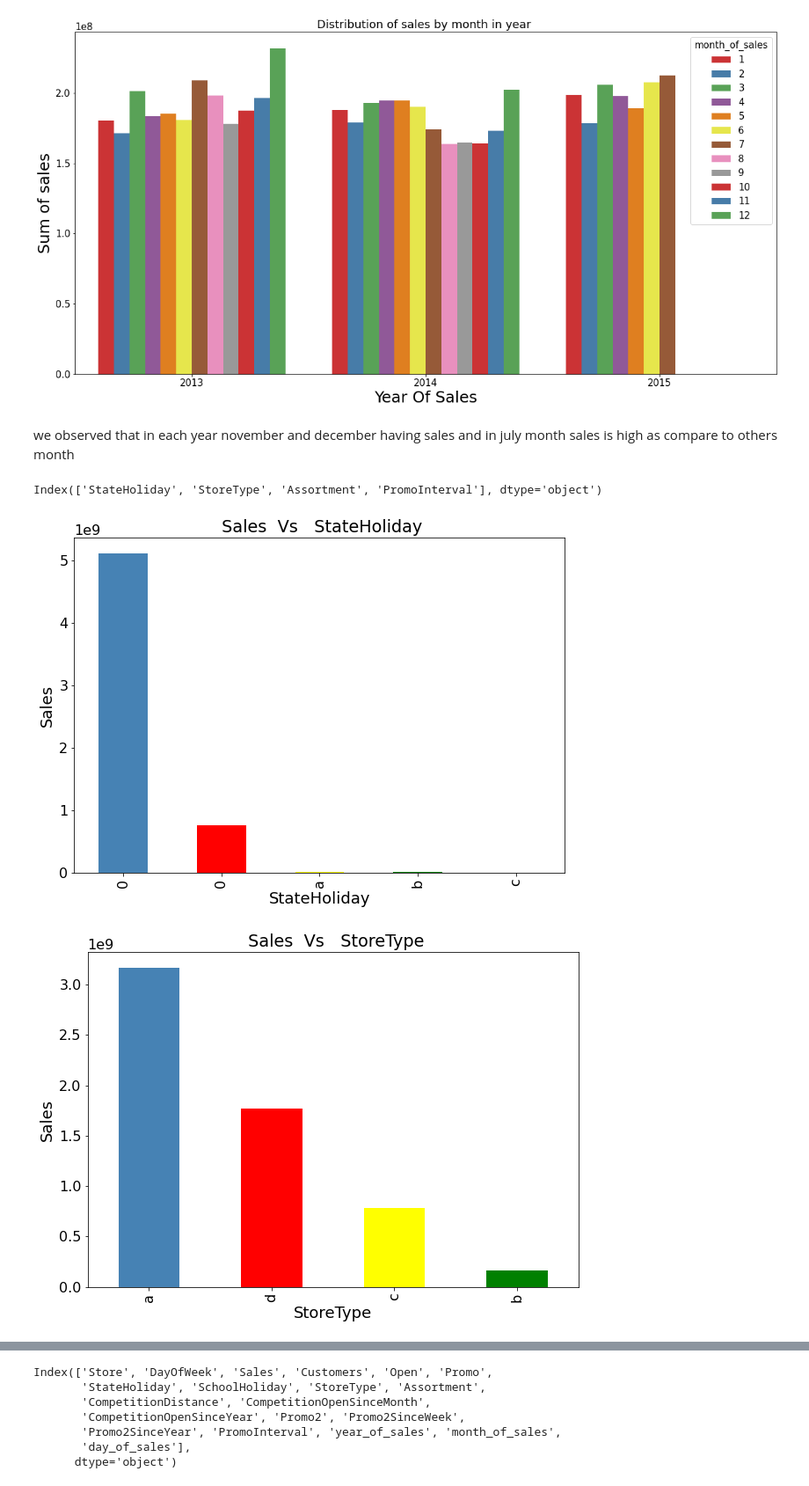
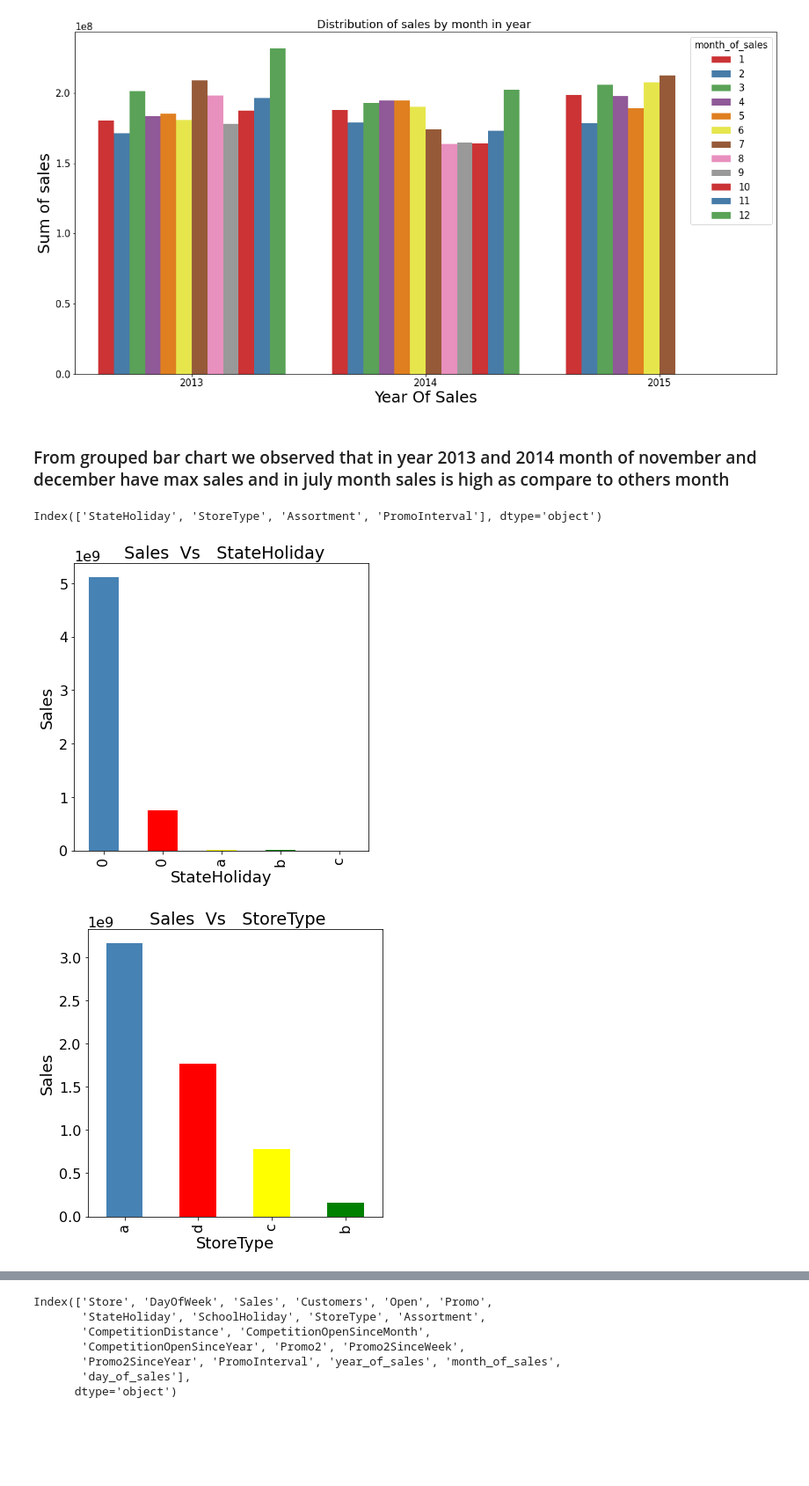
Before and after one commit to iamnaveenk/capstone-project-2-supervised-machine-learning-_retail_Sales_prediction, a Jupyter notebook: Rossmann_Sales_Prediction_Capstone_Project.ipynb, the cells around one changed output, grey strips where cells are left out. Shown at 88% size. Drawn from its saved outputs; the diff is of its cells as text; code cells hidden in the pictures; blank space fills up the shorter version.

```diff
--- a/Rossmann_Sales_Prediction_Capstone_Project.ipynb
+++ b/Rossmann_Sales_Prediction_Capstone_Project.ipynb
@@ -407,7 +405,7 @@ plt.title('Distribution of sales by month in year ')
 Text(0.5, 1.0, 'Distribution of sales by month in year ')
 [figure]
 # %% [markdown]
-we observed that in each year november and december having sales and in july month sales is high as compare to others month
+### From grouped bar chart we observed that in year 2013 and 2014 month of  november and december have max sales and in july month sales is high as compare to others month
 # %%
 # define categorical feature for shwoing relationship bewteen sales
 categorical_features = df.describe(include=['object','category']).columns
@@ -417,15 +415,15 @@ Index(['StateHoliday', 'StoreType', 'Assortment', 'PromoInterval'], dtype='objec
 # %%
 # bar graph representation of categorical feature with Sales
 for col in categorical_features:
     counts = df.groupby([col])['Sales'].sum().sort_values(ascending = False)
-    fig = plt.figure(figsize=(10,7))
+    fig = plt.figure(figsize=(6,6))
     plt.rcParams['font.size'] = '16'
 
     ax = fig.gca()
     counts.plot.bar(ax = ax, color=['steelblue','red','yellow','green'])
     ax.set_title( ' Sales  Vs   '   +   col )
     ax.set_xlabel(col,fontsize=18)
     ax.set_ylabel("Sales",fontsize=18)
 # %% [output]
-[figure, old version]
+[figure, new version]
-[figure, old version]
+[figure, new version]
```
Also changed, not shown: parts of 47 cells of this notebook.
